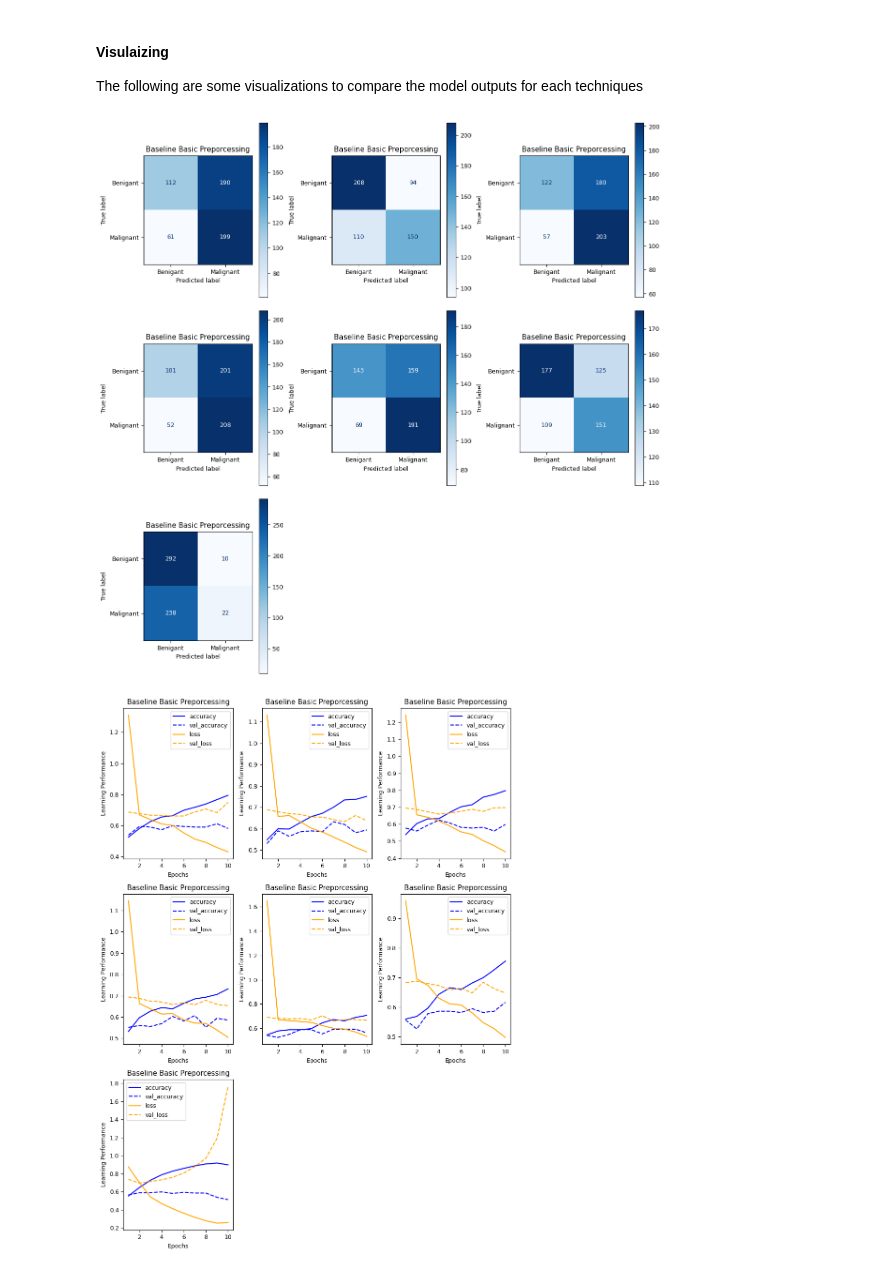
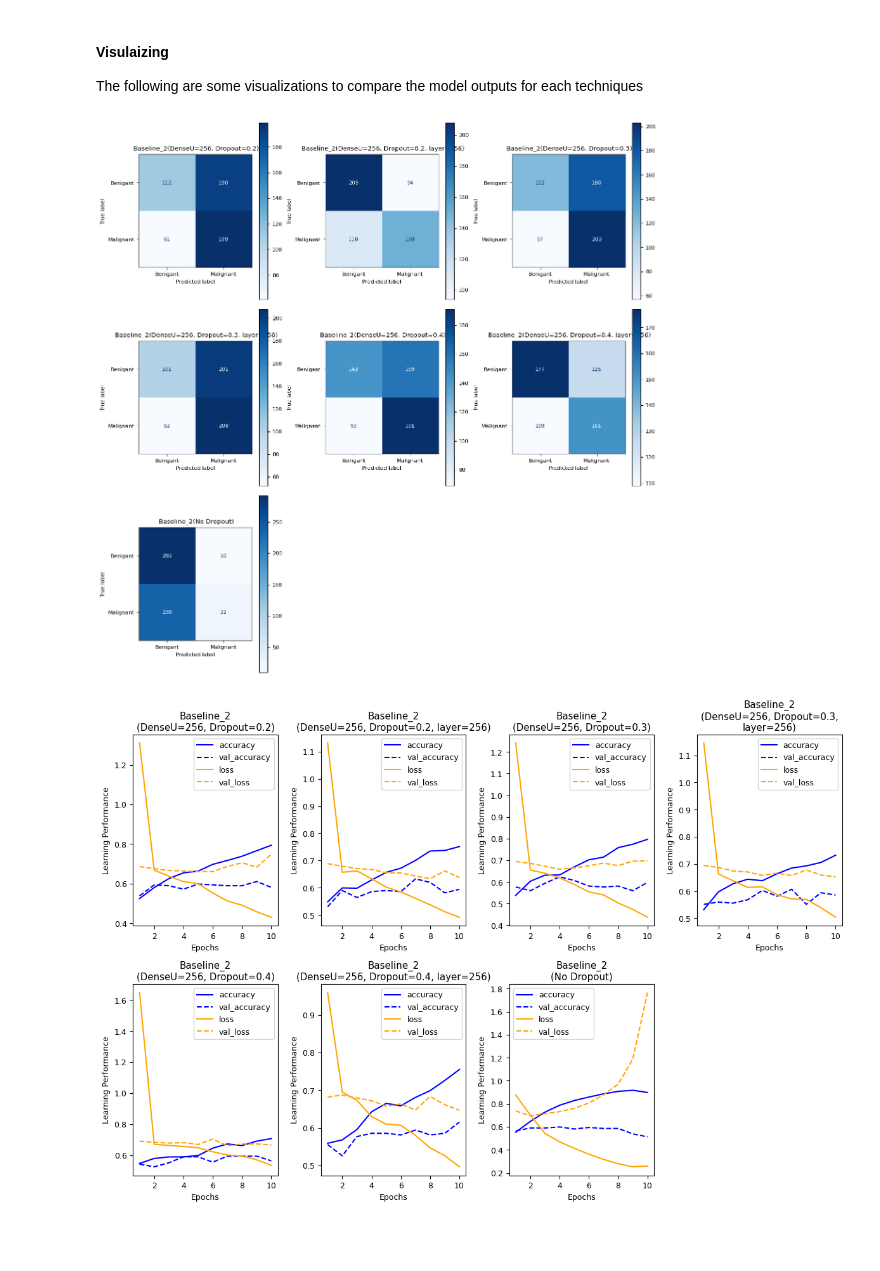
Before and after one commit to mayramtv/cnn-for-mammograms, a Jupyter notebook: P2_2_Iteration.ipynb, the cells around one changed output. Drawn from its saved outputs; the diff is of its cells as text; code cells hidden in the pictures; blank space fills up the shorter version.

```diff
--- a/P2_2_Iteration.ipynb
+++ b/P2_2_Iteration.ipynb
@@ -153,7 +167,7 @@ The following are some visualizations to compare the model outputs for each tech
 out_dir = "Outputs/Iteration2"
 
 # initialize visualization instance
-vis = Visualization(out_directory=out_dir)
+vis = Visualization(out_directory=out_dir, identifier=2)
 
 # loads data
 models_data = vis.load_files()
@@ -167,10 +181,10 @@ classes = ['Benigant', 'Malignant']
 # vusualize confusion matrix
 vis.confusion_matrices(models_data, models_data.keys(), classes=classes)
 # %% [output]
-[figure, old version]
+[figure, new version]
 # %%
 # vusualize line plots
-vis.learning_curves(models_data, display_models_names, ["accuracy", "loss"], ["blue", "orange"])
+vis.learning_curves(models_data, display_models_names, ["accuracy", "loss"], ["blue", "orange"], wrap_char=10)
 # %% [output]
-[figure, old version]
+[figure, new version]
 # %%
```
Also changed, not shown: parts of 22 cells of this notebook, 20 other files.
